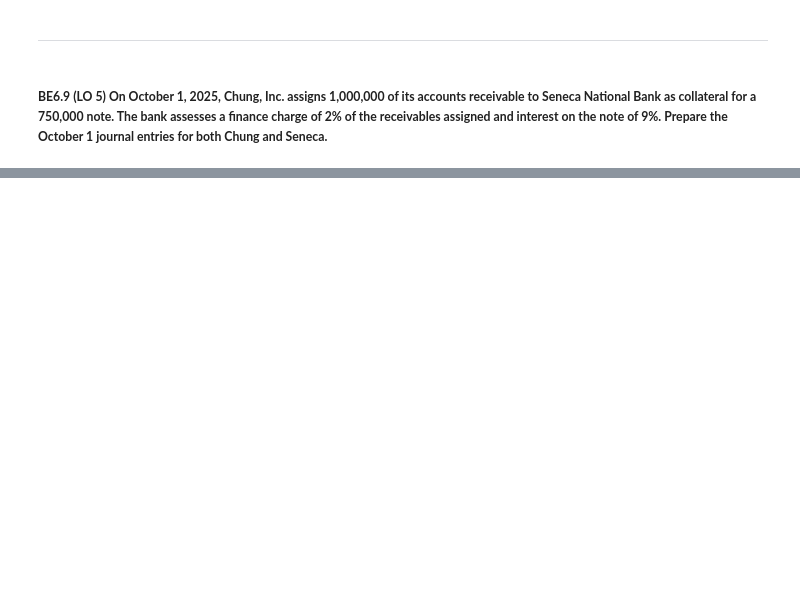
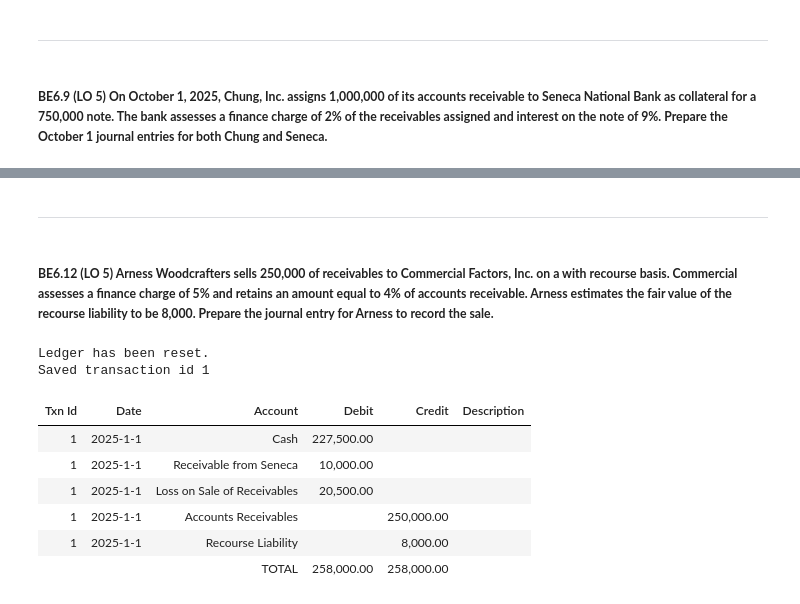
Before and after one commit to ekmartinez/Accounting, a Jupyter notebook: 02_Cash_And_Receivables/02_Cash_And_Receivables_Brief_Exercises.ipynb, the cells around one changed output, grey strips where cells are left out. Drawn from its saved outputs; the diff is of its cells as text; code cells hidden in the pictures; blank space fills up the shorter version.

```diff
--- a/02_Cash_And_Receivables/02_Cash_And_Receivables_Brief_Exercises.ipynb
+++ b/02_Cash_And_Receivables/02_Cash_And_Receivables_Brief_Exercises.ipynb
@@ -347,0 +567,44 @@ Saved transaction id 3
+# %% [markdown]
+---
+# %% [markdown]
+##### **BE6.12 (LO 5) Arness Woodcrafters sells 250,000 of receivables to Commercial Factors, Inc. on a with recourse basis. Commercial assesses a finance charge of 5% and retains an amount equal to 4% of accounts receivable. Arness estimates the fair value of the recourse liability to be 8,000. Prepare the journal entry for Arness to record the sale.**
+# %%
+arness = Ledger()
+arness.reset()
+
+finance_charge_pct = .05
+retainer_pct = .04
+accounts_receivable = 250000
+
+retainer = accounts_receivable * retainer_pct
+finance_charge = accounts_receivable * finance_charge_pct
+
+cash = f'{accounts_receivable} {retainer} - {finance_charge} -'
+cash = RPNEngine(cash).safe_evaluate().value
+
+recourse_liability = 8000
+loss_on_sale = f'{accounts_receivable} {cash} {retainer} + {recourse_liability} - -'
+loss_on_sale = RPNEngine(loss_on_sale).safe_evaluate().value
+
+arness.add_entry(
+    [
+        {"date": "2025-1-1", "account": "Cash", "debit": cash, "credit": 0},
+        {"date": "2025-1-1", "account": "Receivable from Seneca", "debit": retainer, "credit": 0},
+        {"date": "2025-1-1", "account": "Loss on Sale of Receivables", "debit": loss_on_sale, "credit": 0},
+        {"date": "2025-1-1", "account": "Accounts Receivables", "debit": 0, "credit": accounts_receivable},
+        {"date": "2025-1-1", "account": "Recourse Liability", "debit": 0, "credit": recourse_liability},
+    ],
+    description="",
+)
+
+display(HTML(format_ledger_table(arness).to_html(index=False)))
+# %% [output]
+Ledger has been reset.
+Saved transaction id 1
+| Txn Id | Date | Account | Debit | Credit | Description |
+| 1 | 2025-1-1 | Cash | 227,500.00 |  |  |
+| 1 | 2025-1-1 | Receivable from Seneca | 10,000.00 |  |  |
+| 1 | 2025-1-1 | Loss on Sale of Receivables | 20,500.00 |  |  |
+| 1 | 2025-1-1 | Accounts Receivables |  | 250,000.00 |  |
+| 1 | 2025-1-1 | Recourse Liability |  | 8,000.00 |  |
+|  |  | TOTAL | 258,000.00 | 258,000.00 |  |
```
Also changed, not shown: parts of 23 cells of this notebook, 1 other file.
